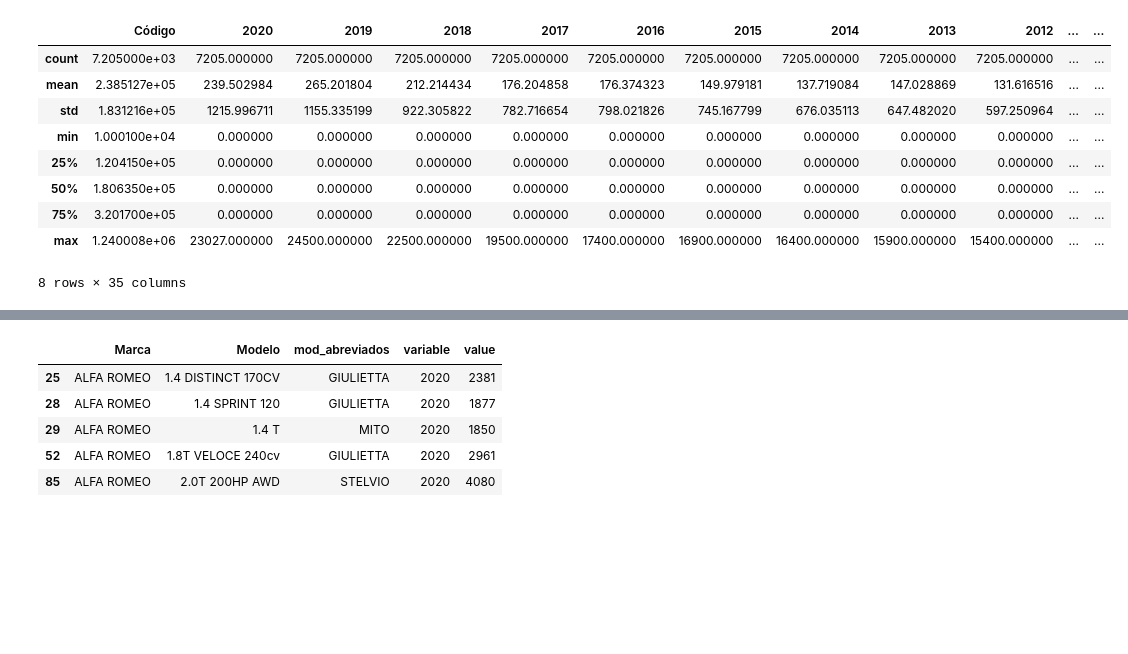
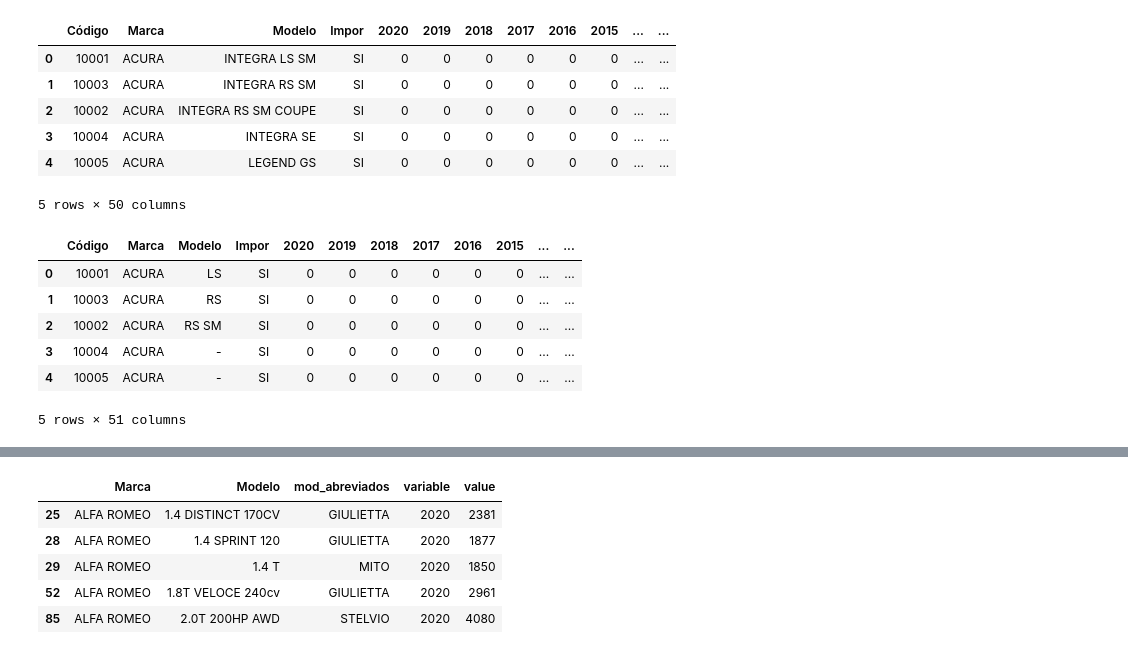
Before and after one commit to jepeloa/segurosporhoy_data, a Jupyter notebook: seguroshoy.ipynb, the cells around one changed output, grey strips where cells are left out. Drawn from its saved outputs; the diff is of its cells as text; code cells hidden in the pictures; blank space fills up the shorter version.

Commit message:
corregido espacio en blanco delante del campo marca, y que en el modelo no aparecia completo.

```diff
--- a/seguroshoy.ipynb
+++ b/seguroshoy.ipynb
@@ -5,21 +5,20 @@
 
 import pandas as pd
 data = pd.read_excel("seguroporhoy.xlsx", sheet_name="infoauto") #upload the file
+data['Marca'] = data['Marca'].str.lstrip() #elimino espacios en blanco al principio
+data['Modelo'] = data['Modelo'].str.lstrip() #elimino espacios en blanco al principio
 filtro=pd.read_excel("Filtrados_info.xlsx")
 data=data[~data['Código'].isin(filtro['Code'])]
 # %%
-data.describe() #head the data to see if was propely upload
+data.head() #head the data to see if was propely upload
 # %% [output]
-|  | Código | 2020 | 2019 | 2018 | 2017 | 2016 | 2015 | 2014 | 2013 | 2012 | ... | ... |
-| count | 7.205000e+03 | 7205.000000 | 7205.000000 | 7205.000000 | 7205.000000 | 7205.000000 | 7205.000000 | 7205.000000 | 7205.000000 | 7205.000000 | ... | ... |
-| mean | 2.385127e+05 | 239.502984 | 265.201804 | 212.214434 | 176.204858 | 176.374323 | 149.979181 | 137.719084 | 147.028869 | 131.616516 | ... | ... |
-| std | 1.831216e+05 | 1215.996711 | 1155.335199 | 922.305822 | 782.716654 | 798.021826 | 745.167799 | 676.035113 | 647.482020 | 597.250964 | ... | ... |
-| min | 1.000100e+04 | 0.000000 | 0.000000 | 0.000000 | 0.000000 | 0.000000 | 0.000000 | 0.000000 | 0.000000 | 0.000000 | ... | ... |
-| 25% | 1.204150e+05 | 0.000000 | 0.000000 | 0.000000 | 0.000000 | 0.000000 | 0.000000 | 0.000000 | 0.000000 | 0.000000 | ... | ... |
-| 50% | 1.806350e+05 | 0.000000 | 0.000000 | 0.000000 | 0.000000 | 0.000000 | 0.000000 | 0.000000 | 0.000000 | 0.000000 | ... | ... |
-| 75% | 3.201700e+05 | 0.000000 | 0.000000 | 0.000000 | 0.000000 | 0.000000 | 0.000000 | 0.000000 | 0.000000 | 0.000000 | ... | ... |
-| max | 1.240008e+06 | 23027.000000 | 24500.000000 | 22500.000000 | 19500.000000 | 17400.000000 | 16900.000000 | 16400.000000 | 15900.000000 | 15400.000000 | ... | ... |
+|  | Código | Marca | Modelo | Impor | 2020 | 2019 | 2018 | 2017 | 2016 | 2015 | ... | ... |
+| 0 | 10001 | ACURA | INTEGRA LS SM | SI | 0 | 0 | 0 | 0 | 0 | 0 | ... | ... |
+| 1 | 10003 | ACURA | INTEGRA RS SM | SI | 0 | 0 | 0 | 0 | 0 | 0 | ... | ... |
+| 2 | 10002 | ACURA | INTEGRA RS SM COUPE | SI | 0 | 0 | 0 | 0 | 0 | 0 | ... | ... |
+| 3 | 10004 | ACURA | INTEGRA SE | SI | 0 | 0 | 0 | 0 | 0 | 0 | ... | ... |
+| 4 | 10005 | ACURA | LEGEND GS | SI | 0 | 0 | 0 | 0 | 0 | 0 | ... | ... |
-8 rows × 35 columns
+5 rows × 50 columns
 # %%
 def models(x):
     x = x.split(' ')[0]  #create a function to extract from the models data the first word separeted by a space
@@ -37,6 +38,15 @@ data_agrupada['Modelo']=data_agrupada['Modelo'].apply(models_specification)
 # %%
 data_agrupada=data.groupby(['Marca','Modelo','mod_abreviados']).sum().reset_index() #here group the data to obtain the sum of the values of the year with the objetive of filter bellow
 data_agrupada=data_agrupada.drop('Código', 1)
+data.head()
+# %% [output]
+|  | Código | Marca | Modelo | Impor | 2020 | 2019 | 2018 | 2017 | 2016 | 2015 | ... | ... |
+| 0 | 10001 | ACURA | LS | SI | 0 | 0 | 0 | 0 | 0 | 0 | ... | ... |
+| 1 | 10003 | ACURA | RS | SI | 0 | 0 | 0 | 0 | 0 | 0 | ... | ... |
+| 2 | 10002 | ACURA | RS SM | SI | 0 | 0 | 0 | 0 | 0 | 0 | ... | ... |
+| 3 | 10004 | ACURA | - | SI | 0 | 0 | 0 | 0 | 0 | 0 | ... | ... |
+| 4 | 10005 | ACURA | - | SI | 0 | 0 | 0 | 0 | 0 | 0 | ... | ... |
+5 rows × 51 columns
 # %%
 data_agrupada.head(10000) #head the data
 # %% [output]
```
Also changed, not shown: parts of 11 cells of this notebook, 1 other file.
